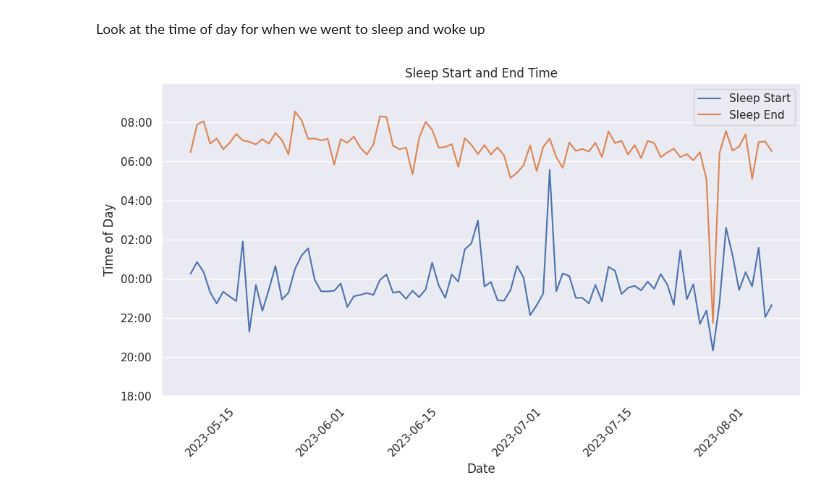
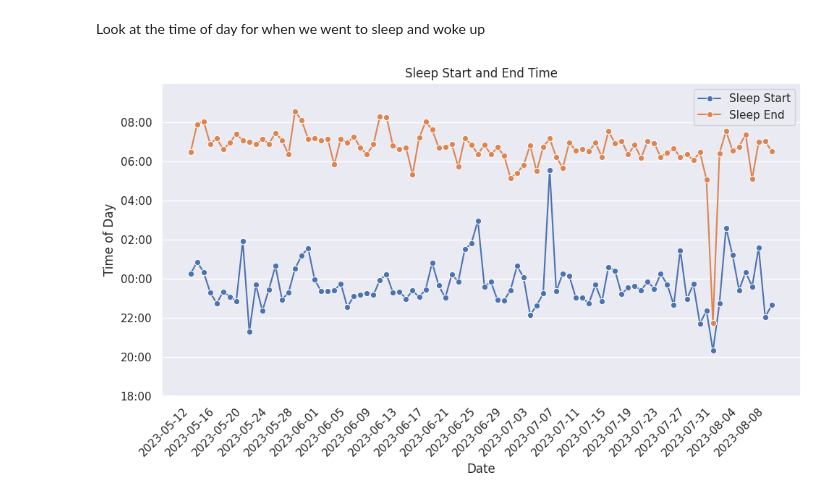
Before and after one commit to matin/garth, a Jupyter notebook: colabs/sleep.ipynb, the cells around one changed output. Cells and saved outputs as stored; diff of their text form; code cells hidden in the pictures.

Commit message:
x ticks and marker

```diff
--- a/colabs/sleep.ipynb
+++ b/colabs/sleep.ipynb
@@ -197,34 +197,34 @@ df.index = pd.to_datetime(df.index)
 # Get the provided timestamp columns (in milliseconds)
 start_col = "daily_sleep_dto.sleep_start_timestamp_local"
 end_col = "daily_sleep_dto.sleep_end_timestamp_local"
 
 # Convert the timestamps (in milliseconds) to hours and minutes
 df["sleep_start_time"] = pd.to_datetime(df[start_col], unit="ms").dt.time
 df["sleep_end_time"] = pd.to_datetime(df[end_col], unit="ms").dt.time
 
 # Convert time to hours, with 18:00 as the starting point
 def convert_time(time_obj):
     hours_from_18 = time_obj.hour + time_obj.minute / 60 - 18
     return hours_from_18 if hours_from_18 >= 0 else hours_from_18 + 24
 
 df["sleep_start_hours"] = df["sleep_start_time"].apply(convert_time)
 df["sleep_end_hours"] = df["sleep_end_time"].apply(convert_time)
 
 # Plot
 plt.figure(figsize=(10, 6))
-sns.lineplot(data=df, x=df.index, y="sleep_start_hours", label="Sleep Start")
-sns.lineplot(data=df, x=df.index, y="sleep_end_hours", label="Sleep End")
+sns.lineplot(data=df, x=df.index, y="sleep_start_hours", label="Sleep Start", marker="o")
+sns.lineplot(data=df, x=df.index, y="sleep_end_hours", label="Sleep End", marker="o")
 
 # Formatting
 plt.title("Sleep Start and End Time")
 plt.ylabel("Time of Day")
 plt.xlabel("Date")
 plt.grid(axis='x')
-plt.xticks(rotation=45)
+plt.xticks(df.index[::4], rotation=45, ha='right')
 plt.yticks(range(0, 16, 2), [f"{(h + 18) % 24:02d}:00" for h in range(0, 16, 2)])
 plt.ylim(0, 16)
 plt.tight_layout()
 plt.legend()
 plt.show()
 # %% [output]
-[figure, old version]
+[figure, new version]
```
